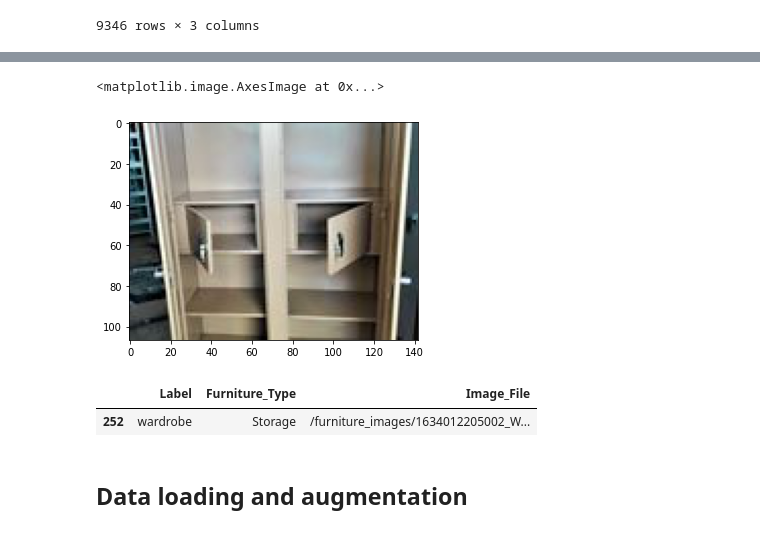
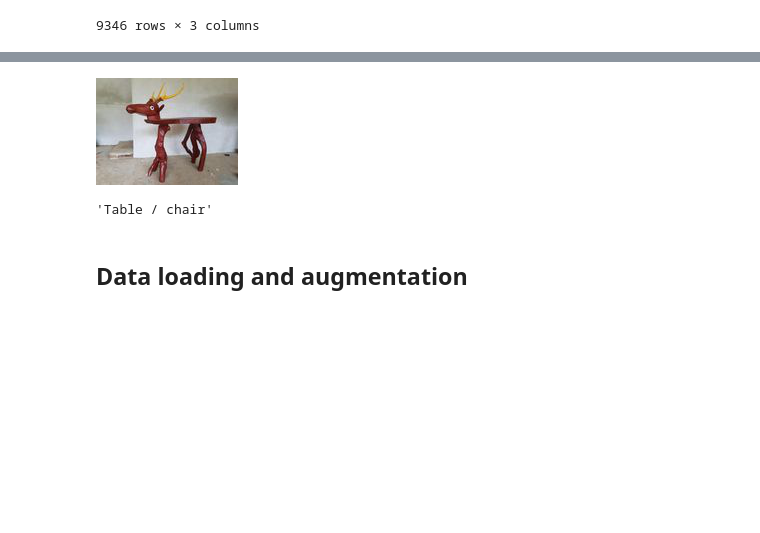
Before and after one commit to florent-haffner/datascience-playground, a Jupyter notebook: notebooks/base-model.ipynb, the cells around one changed output, grey strips where cells are left out. Saved outputs shown, nothing was run; the diff lists cells and outputs as text; code cells hidden in the pictures; blank space fills up the shorter version.

```diff
--- a/notebooks/base-model.ipynb
+++ b/notebooks/base-model.ipynb
@@ -77,11 +56,9 @@ def get_random_image(path):
         x for x in os.listdir(path)
         if os.path.isfile(os.path.join(path, x))
     ])
-    full_path = path + '/' + random_filename
-    plt.imshow(Image.open(full_path))
     return random_filename
 # %%
 img_path = data_path + 'furniture_images' + '/' + 'furniture_images'
 # %%
-img_to_get_meatadata = get_random_image(img_path); img_to_get_meatadata
+random_img = get_random_image(img_path); random_img
 # %% [output]
@@ -93,4 +66,4 @@ def get_img_labels(img_to_get_meatadata):
 # %%
 def show_img(img_to_show):
     path = data_path + 'furniture_images' + '/' + 'furniture_images' + '/' + img_to_show
-    return plt.imshow(Image.open(path))
+    return Image.open(path)
@@ -97,10 +76,8 @@ def show_img(img_to_show):
 # %%
-show_img(img_to_get_meatadata)
+show_img(random_img)
 # %% [output]
-<matplotlib.image.AxesImage at 0x...>
-[figure, old version]
+[figure, new version]
 # %%
-get_img_labels(img_to_get_meatadata)
+get_img_labels(random_img)
 # %% [output]
-|  | Label | Furniture_Type | Image_File |
-| 252 | wardrobe | Storage | /furniture_images/1634012205002_W... |
+'Table / chair'
```
Also changed, not shown: parts of 15 cells of this notebook.
